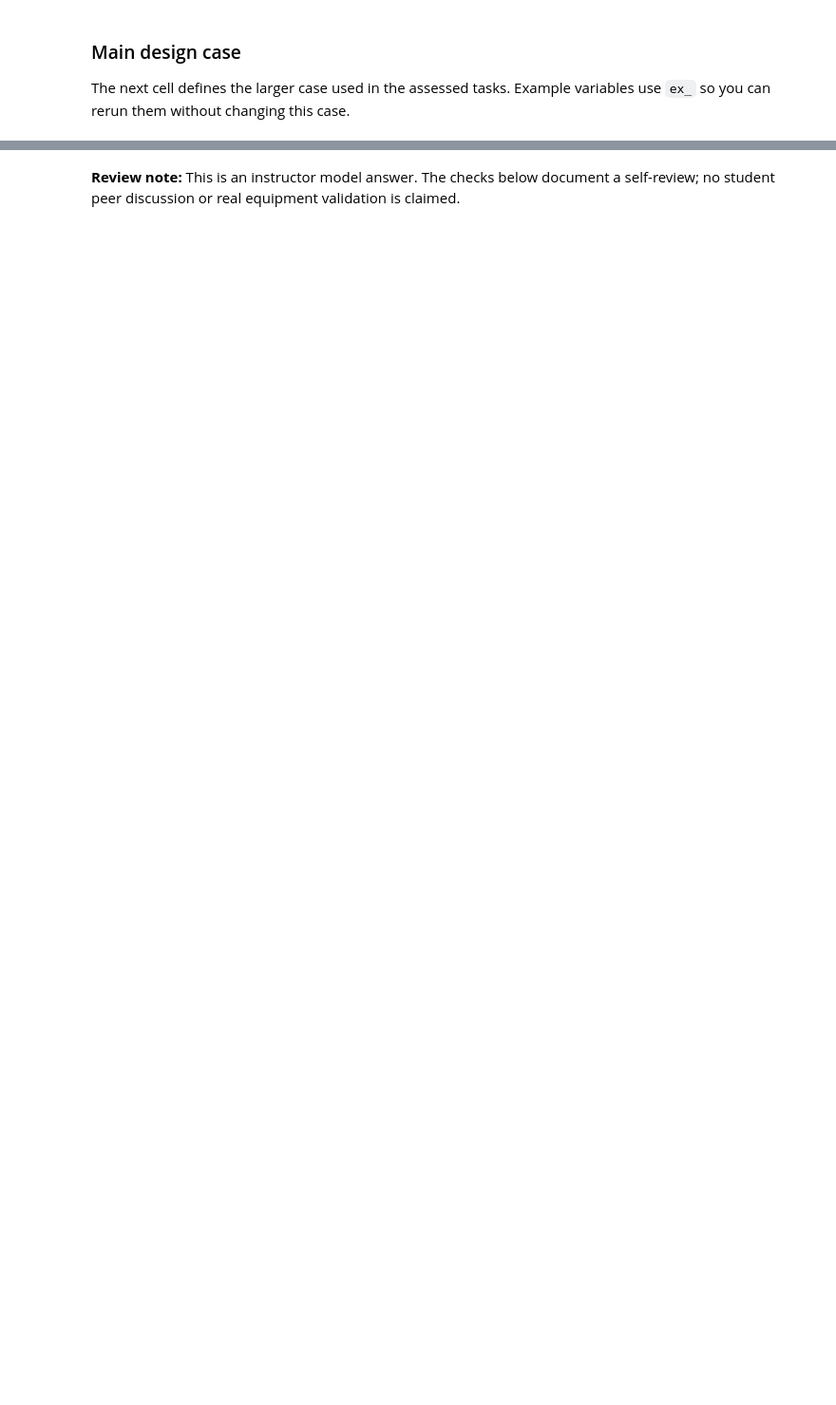
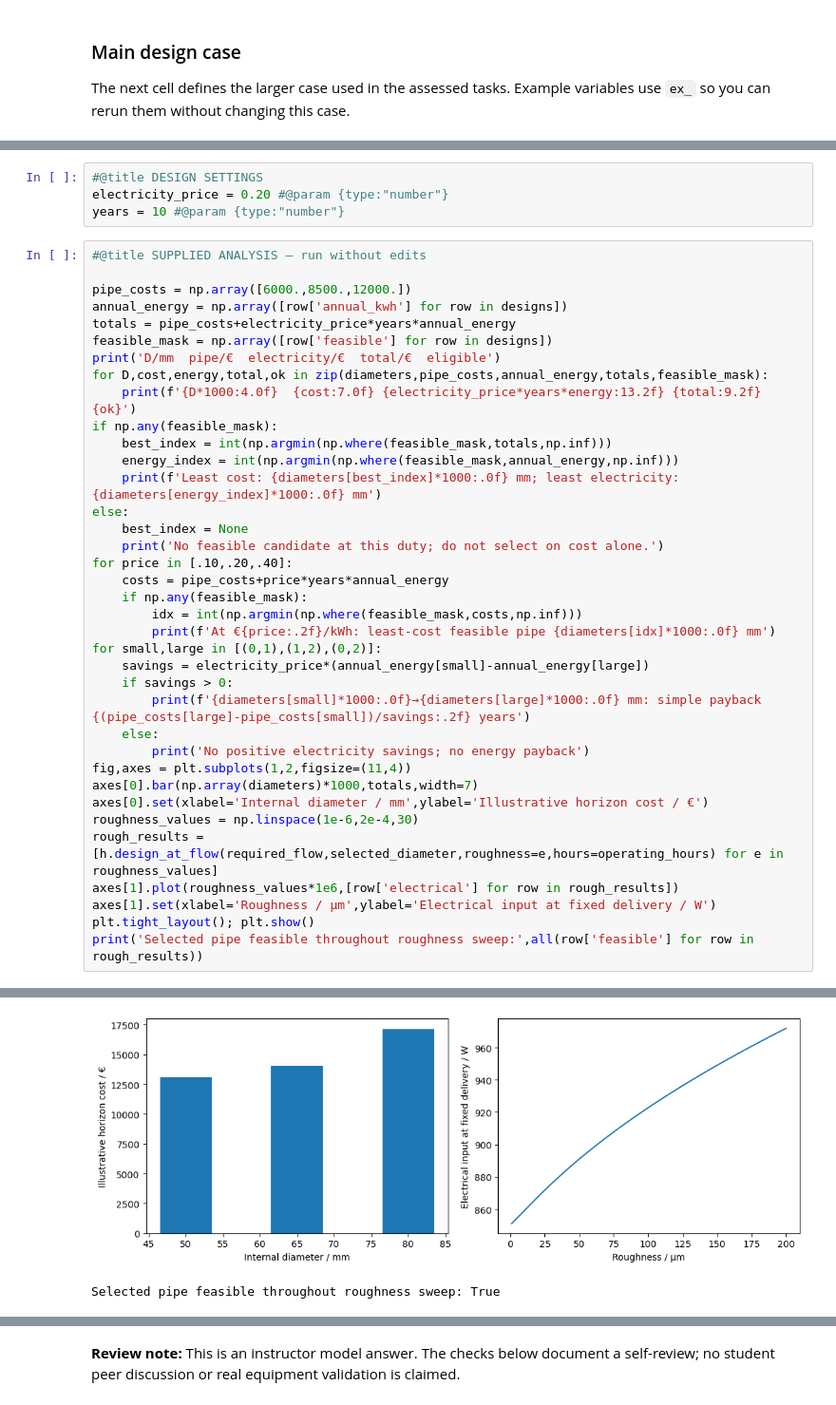
Before and after one commit to jollactic/1KB705, a Jupyter notebook: lab_01_flow/lab_solution.ipynb, the cells around one changed output, grey strips where cells are left out. Shown at 95% size. Cells and saved outputs as stored; diff of their text form; blank space fills up the shorter version.

```diff
--- a/lab_01_flow/lab_solution.ipynb
+++ b/lab_01_flow/lab_solution.ipynb
@@ -593,0 +362,42 @@ comparison is internally consistent.
+# %%
+#@title DESIGN SETTINGS
+electricity_price = 0.20 #@param {type:"number"}
+years = 10 #@param {type:"number"}
+# %%
+#@title SUPPLIED ANALYSIS — run without edits
+
+pipe_costs = np.array([6000.,8500.,12000.])
+annual_energy = np.array([row['annual_kwh'] for row in designs])
+totals = pipe_costs+electricity_price*years*annual_energy
+feasible_mask = np.array([row['feasible'] for row in designs])
+print('D/mm  pipe/€  electricity/€  total/€  eligible')
+for D,cost,energy,total,ok in zip(diameters,pipe_costs,annual_energy,totals,feasible_mask):
+    print(f'{D*1000:4.0f}  {cost:7.0f} {electricity_price*years*energy:13.2f} {total:9.2f} {ok}')
+if np.any(feasible_mask):
+    best_index = int(np.argmin(np.where(feasible_mask,totals,np.inf)))
+    energy_index = int(np.argmin(np.where(feasible_mask,annual_energy,np.inf)))
+    print(f'Least cost: {diameters[best_index]*1000:.0f} mm; least electricity: {diameters[energy_index]*1000:.0f} mm')
+else:
+    best_index = None
+    print('No feasible candidate at this duty; do not select on cost alone.')
+for price in [.10,.20,.40]:
+    costs = pipe_costs+price*years*annual_energy
+    if np.any(feasible_mask):
+        idx = int(np.argmin(np.where(feasible_mask,costs,np.inf)))
+        print(f'At €{price:.2f}/kWh: least-cost feasible pipe {diameters[idx]*1000:.0f} mm')
+for small,large in [(0,1),(1,2),(0,2)]:
+    savings = electricity_price*(annual_energy[small]-annual_energy[large])
+    if savings > 0:
+        print(f'{diameters[small]*1000:.0f}→{diameters[large]*1000:.0f} mm: simple payback {(pipe_costs[large]-pipe_costs[small])/savings:.2f} years')
+    else:
+        print('No positive electricity savings; no energy payback')
+fig,axes = plt.subplots(1,2,figsize=(11,4))
+axes[0].bar(np.array(diameters)*1000,totals,width=7)
+axes[0].set(xlabel='Internal diameter / mm',ylabel='Illustrative horizon cost / €')
+roughness_values = np.linspace(1e-6,2e-4,30)
+rough_results = [h.design_at_flow(required_flow,selected_diameter,roughness=e,hours=operating_hours) for e in roughness_values]
+axes[1].plot(roughness_values*1e6,[row['electrical'] for row in rough_results])
+axes[1].set(xlabel='Roughness / µm',ylabel='Electrical input at fixed delivery / W')
+plt.tight_layout(); plt.show()
+print('Selected pipe feasible throughout roughness sweep:',all(row['feasible'] for row in rough_results))
+# %% [output]
@@ -593,0 +415,2 @@ comparison is internally consistent.
+[figure, added]
+Selected pipe feasible throughout roughness sweep: True
```
Also changed, not shown: parts of 48 cells of this notebook, 10 other files.
